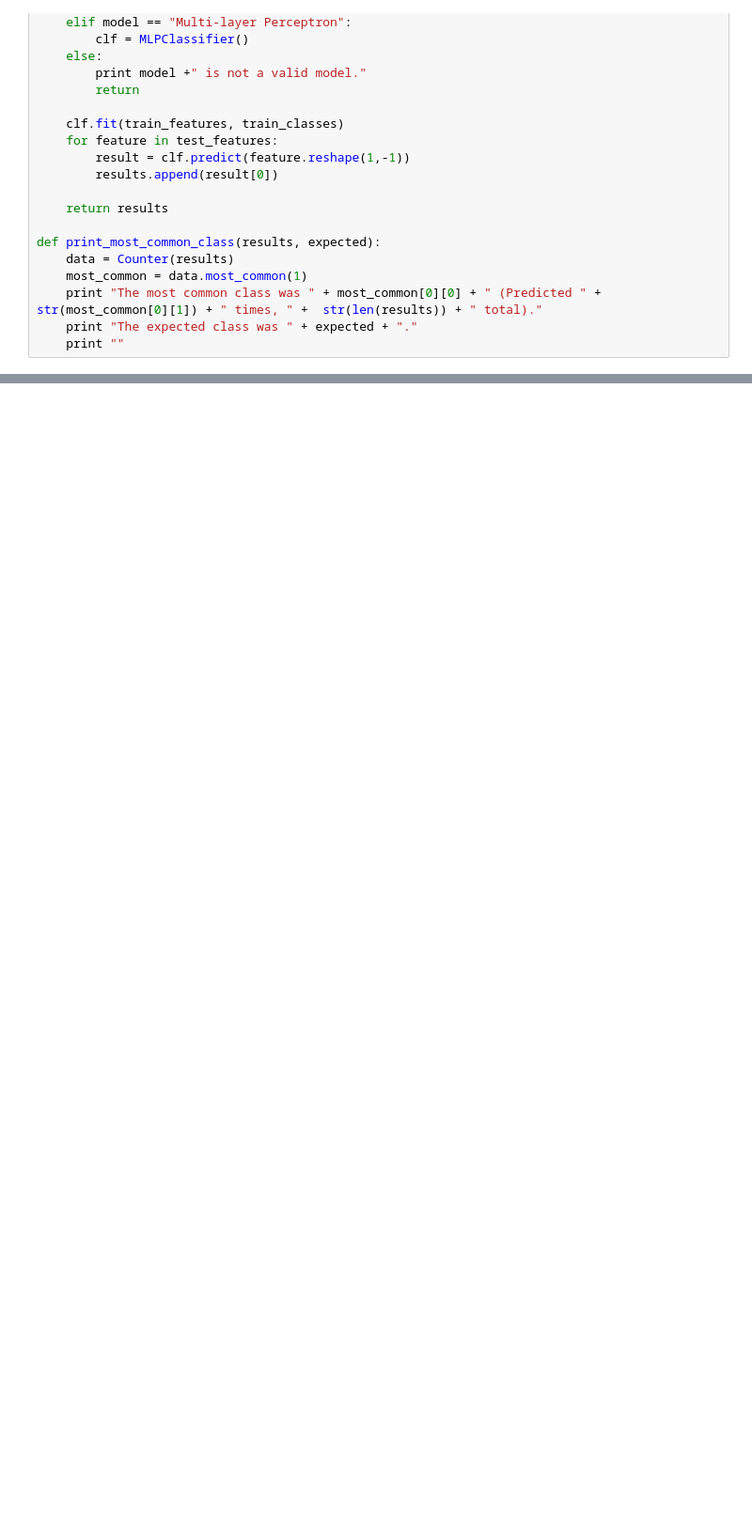
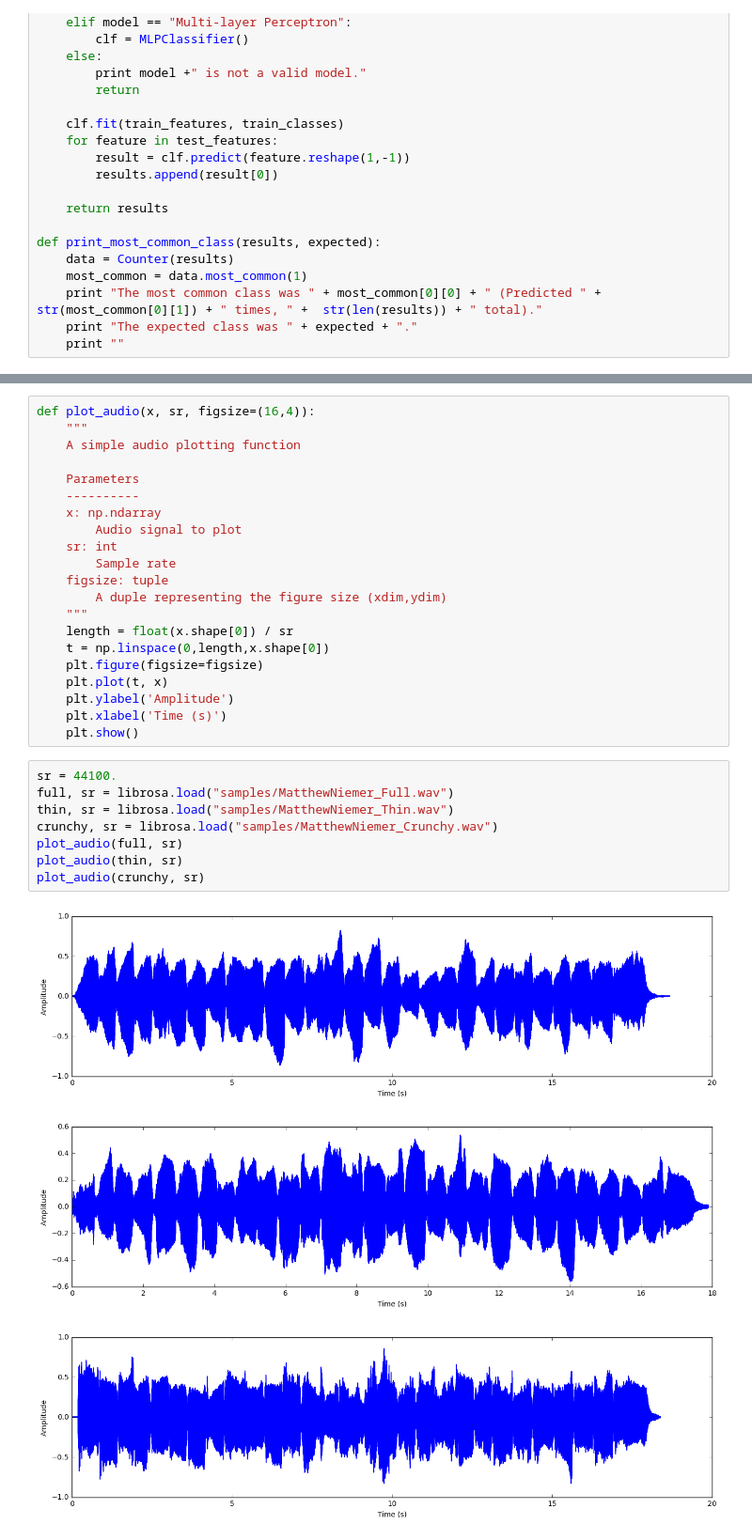
Before and after one commit to mniemer/TonEd, a Jupyter notebook: TonEd_notebook.ipynb, the cells around one changed output, grey strips where cells are left out. Shown at 94% size. Saved outputs shown, nothing was run; the diff lists cells and outputs as text; blank space fills up the shorter version.

```diff
--- a/TonEd_notebook.ipynb
+++ b/TonEd_notebook.ipynb
@@ -246,0 +258,33 @@ The expected class was Thin.
+# %%
+def plot_audio(x, sr, figsize=(16,4)):
+    """
+    A simple audio plotting function
+
+    Parameters
+    ----------
+    x: np.ndarray
+        Audio signal to plot
+    sr: int
+        Sample rate
+    figsize: tuple
+        A duple representing the figure size (xdim,ydim)
+    """
+    length = float(x.shape[0]) / sr
+    t = np.linspace(0,length,x.shape[0])
+    plt.figure(figsize=figsize)
+    plt.plot(t, x)
+    plt.ylabel('Amplitude')
+    plt.xlabel('Time (s)')
+    plt.show()
+# %%
+sr = 44100.
+full, sr = librosa.load("samples/MatthewNiemer_Full.wav")
+thin, sr = librosa.load("samples/MatthewNiemer_Thin.wav")
+crunchy, sr = librosa.load("samples/MatthewNiemer_Crunchy.wav")
+plot_audio(full, sr)
+plot_audio(thin, sr)
+plot_audio(crunchy, sr)
+# %% [output]
+[figure, added]
+[figure, added]
+[figure, added]
```
Also changed, not shown: parts of 3 cells of this notebook, 11 other files.
